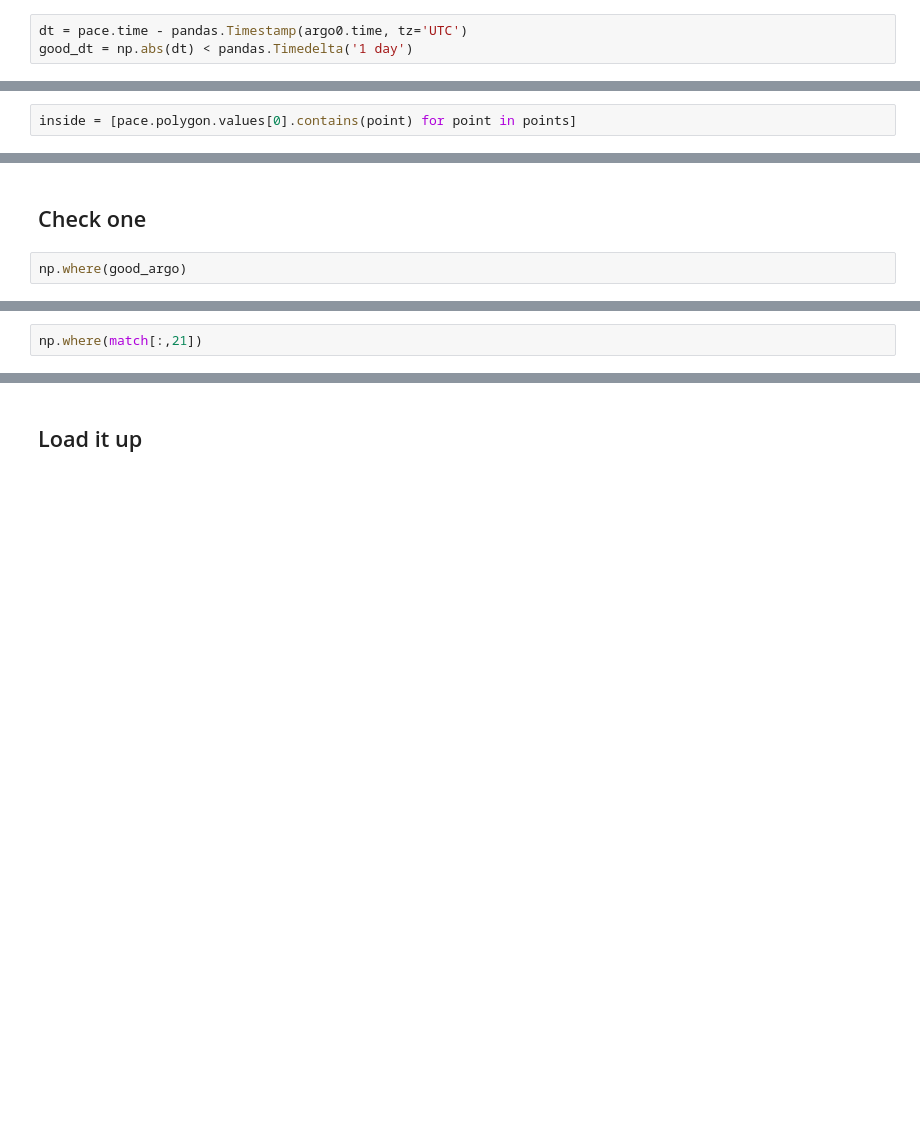
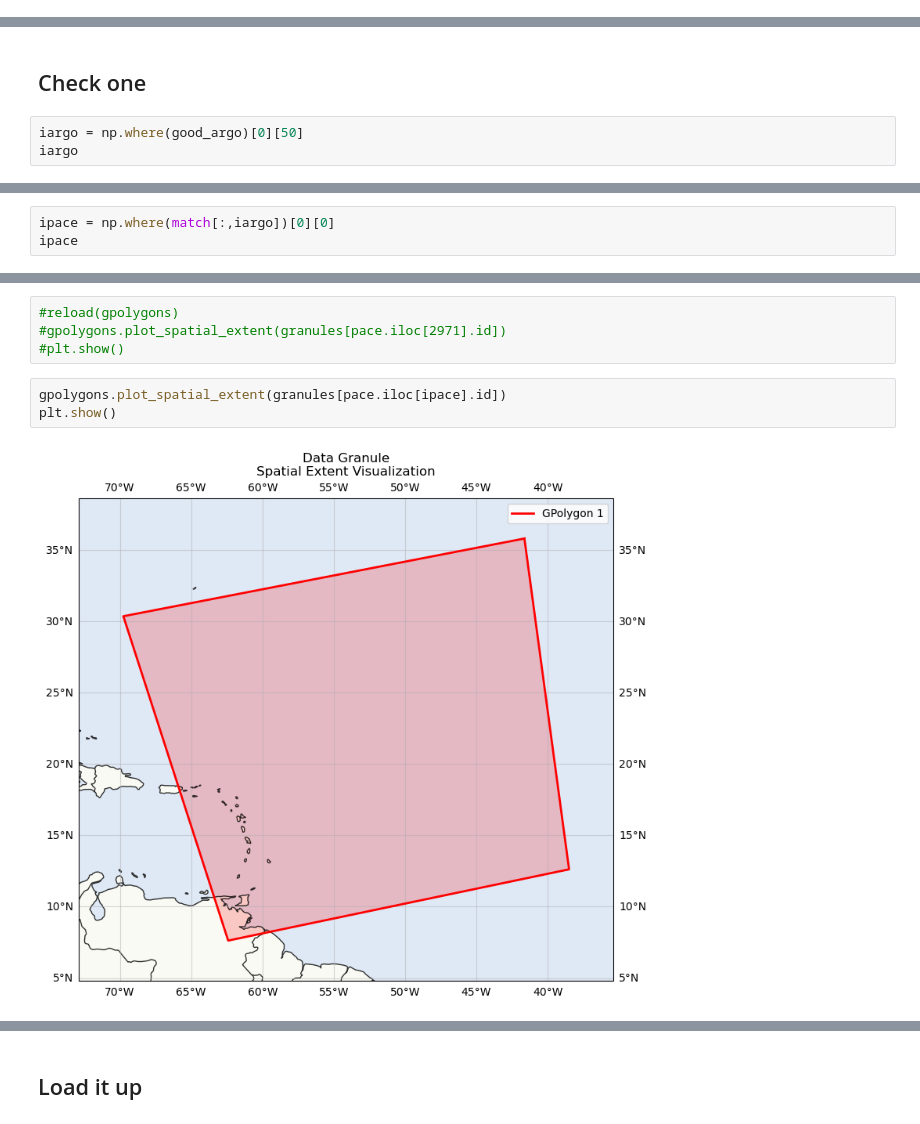
Before and after one commit to ocean-colour/bing, a Jupyter notebook: papers/biomass/Analysis/Match_em_all.ipynb, the cells around one changed output, grey strips where cells are left out. Drawn from its saved outputs; the diff is of its cells as text; blank space fills up the shorter version.

```diff
--- a/papers/biomass/Analysis/Match_em_all.ipynb
+++ b/papers/biomass/Analysis/Match_em_all.ipynb
@@ -86,3 +65,0 @@ Name: time, Length: 4654, dtype: datetime64[ns, UTC]
-# %%
-dt = pace.time - pandas.Timestamp(argo0.time, tz='UTC')
-good_dt = np.abs(dt) < pandas.Timedelta('1 day')
@@ -117,5 +88,3 @@ points = [Point(iargo.lon, iargo.lat) for _, iargo in argo_pace.iterrows()]
-# %%
-inside = [pace.polygon.values[0].contains(point) for point in points]
 # %% [markdown]
 ## Inside?
 # %%
@@ -152,5 +121,6 @@ good_argo.size
 # %% [markdown]
 ## Check one
 # %%
-np.where(good_argo)
+iargo = np.where(good_argo)[0][50]
+iargo
 # %% [output]
@@ -158,3 +128,4 @@ np.where(good_argo)
 # %%
-np.where(match[:,21])
+ipace = np.where(match[:,iargo])[0][0]
+ipace
 # %% [output]
@@ -170,0 +166,9 @@ Name: 2971, dtype: object
+# %%
+#reload(gpolygons)
+#gpolygons.plot_spatial_extent(granules[pace.iloc[2971].id])
+#plt.show()
+# %%
+gpolygons.plot_spatial_extent(granules[pace.iloc[ipace].id])
+plt.show()
+# %% [output]
+[figure, added]
```
Also changed, not shown: parts of 34 cells of this notebook, 2 other files.
